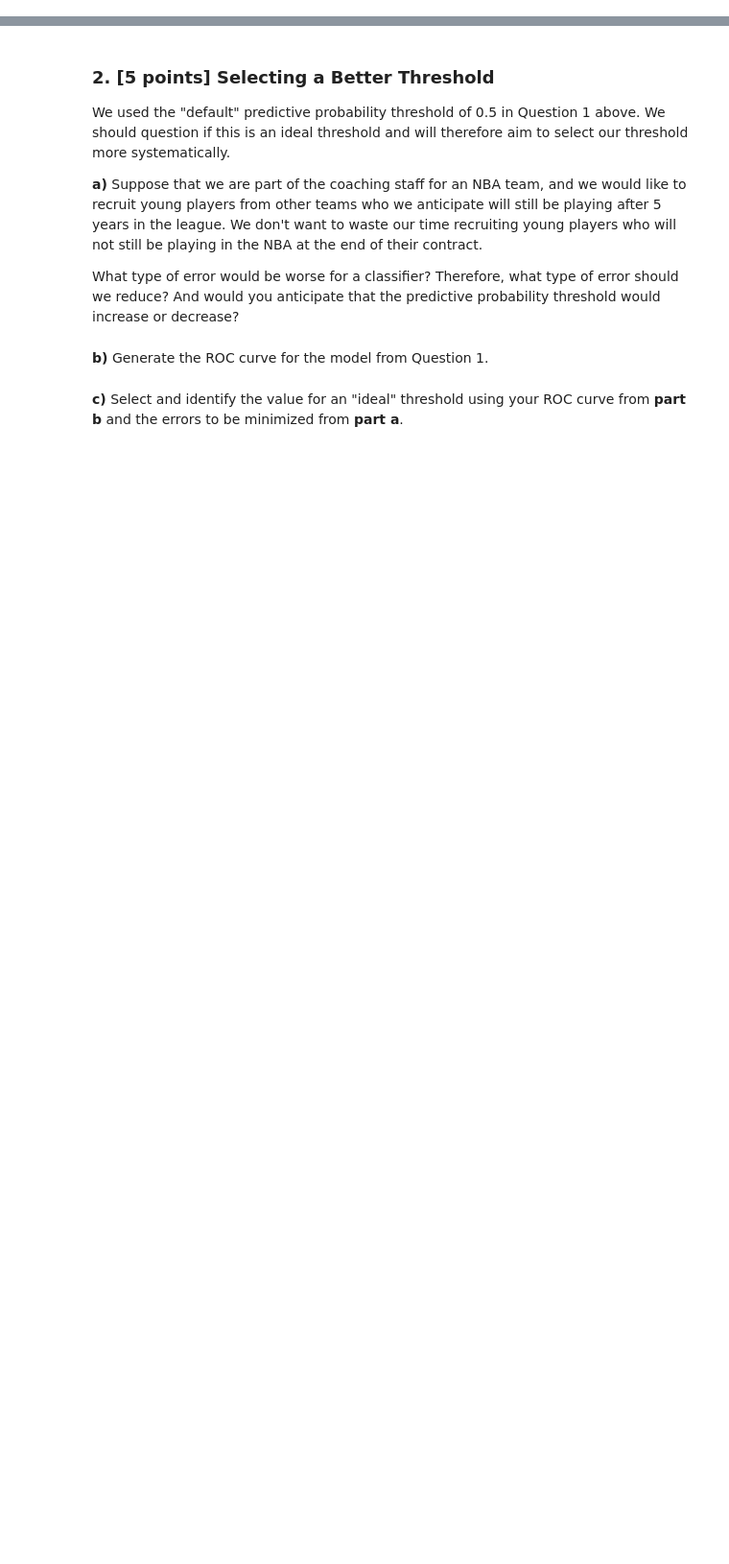
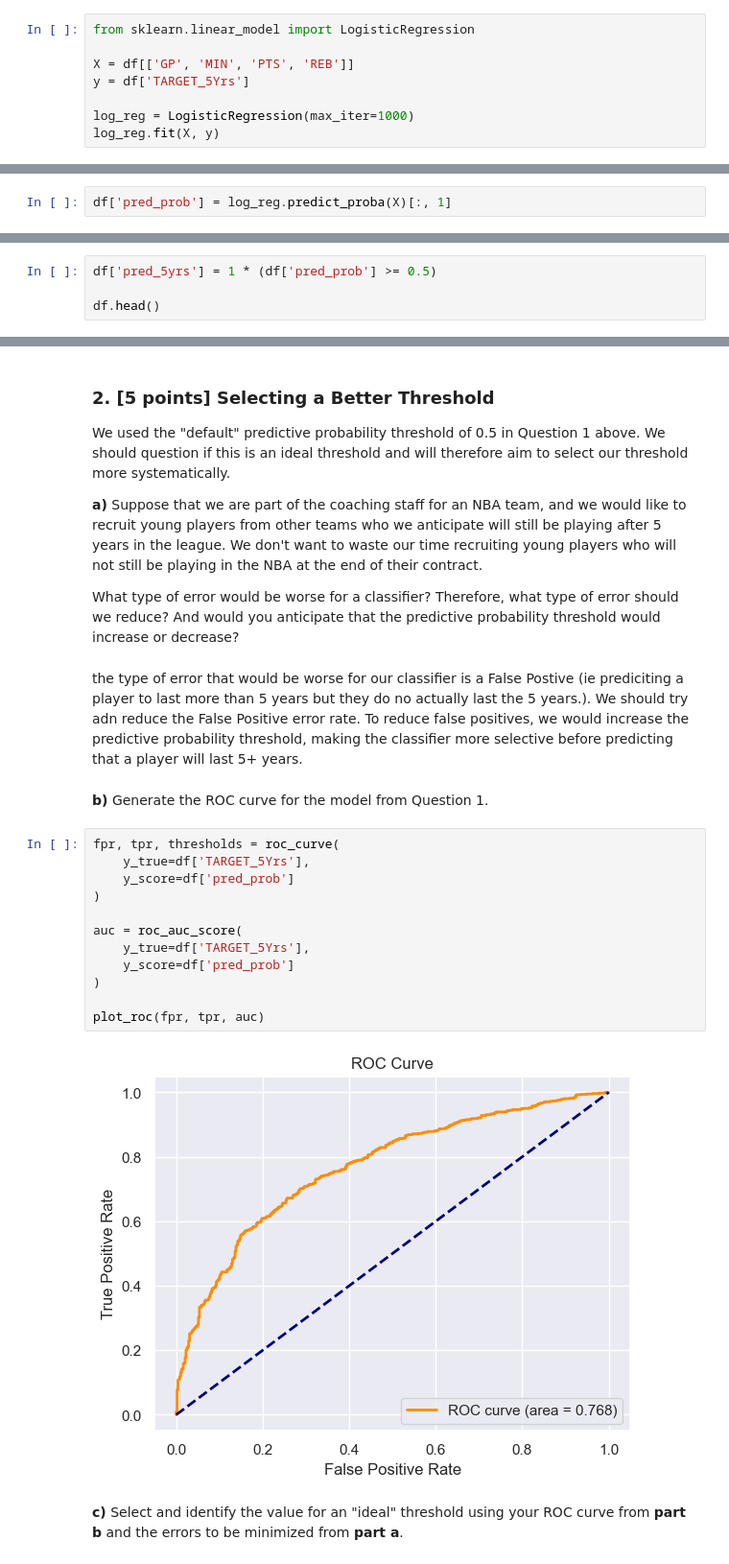
Before and after one commit to MatthewMandhyan/Stat207_clone, a Jupyter notebook: lab_12/lab_12.ipynb, the cells around one changed output, grey strips where cells are left out. Shown at 96% size. Drawn from its saved outputs; the diff is of its cells as text; blank space fills up the shorter version.

```diff
--- a/lab_12/lab_12.ipynb
+++ b/lab_12/lab_12.ipynb
@@ -98,3 +100,11 @@ df = pd.read_csv('nba_rookie.csv')
 Recall that in Lab 11, we built a logistic regression model to predict whether a player will last for 5 years or more in the NBA from four variables in the data (of your choosing).  We will continue exploring this data in Lab 12.
 
 **a)** Fit a model predicting whether the player lasts 5 years or more in the NBA from four of the other variables in the data.  You may pick the combination of four variables to use as predictors.  You may choose to use the same variables from Lab 11, or you may explore a different combination of variables.
+# %%
+from sklearn.linear_model import LogisticRegression
+
+X = df[['GP', 'MIN', 'PTS', 'REB']]
+y = df['TARGET_5Yrs']
+
+log_reg = LogisticRegression(max_iter=1000)
+log_reg.fit(X, y)
@@ -101,4 +113,10 @@ Recall that in Lab 11, we built a logistic regression model to predict whether a
 # %% [markdown]
 **b)** Generate the predictive probabilities from your model, and save them as a new column in the existing data.
+# %%
+df['pred_prob'] = log_reg.predict_proba(X)[:, 1]
 # %% [markdown]
 **c)** Generate predictions for a classifier with a predictive probability threshold of 0.5.  Save these predictions as a new column in your existing data.
+# %%
+df['pred_5yrs'] = 1 * (df['pred_prob'] >= 0.5)
+
+df.head()
@@ -114,7 +159,23 @@ We used the "default" predictive probability threshold of 0.5 in Question 1 abov
 **a)** Suppose that we are part of the coaching staff for an NBA team, and we would like to recruit young players from other teams who we anticipate will still be playing after 5 years in the league.  We don't want to waste our time recruiting young players who will not still be playing in the NBA at the end of their contract.
 
 What type of error would be worse for a classifier?  Therefore, what type of error should we reduce?  And would you anticipate that the predictive probability threshold would increase or decrease?
+# %% [markdown]
+the type of error that would be worse for our classifier is a False Postive (ie prediciting a player to last more than 5 years but they do no actually last the 5 years.). We should try adn reduce the False Positive error rate. To reduce false positives, we would increase the predictive probability threshold, making the classifier more selective before predicting that a player will last 5+ years.
 # %% [markdown]
 **b)** Generate the ROC curve for the model from Question 1.
+# %%
+fpr, tpr, thresholds = roc_curve(
+    y_true=df['TARGET_5Yrs'],
+    y_score=df['pred_prob']
+)
+
+auc = roc_auc_score(
+    y_true=df['TARGET_5Yrs'],
+    y_score=df['pred_prob']
+)
+
+plot_roc(fpr, tpr, auc)
+# %% [output]
+[figure, added]
 # %% [markdown]
 **c)** Select and identify the value for an "ideal" threshold using your ROC curve from **part b** and the errors to be minimized from **part a**.
```
Also changed, not shown: parts of 10 cells of this notebook.
